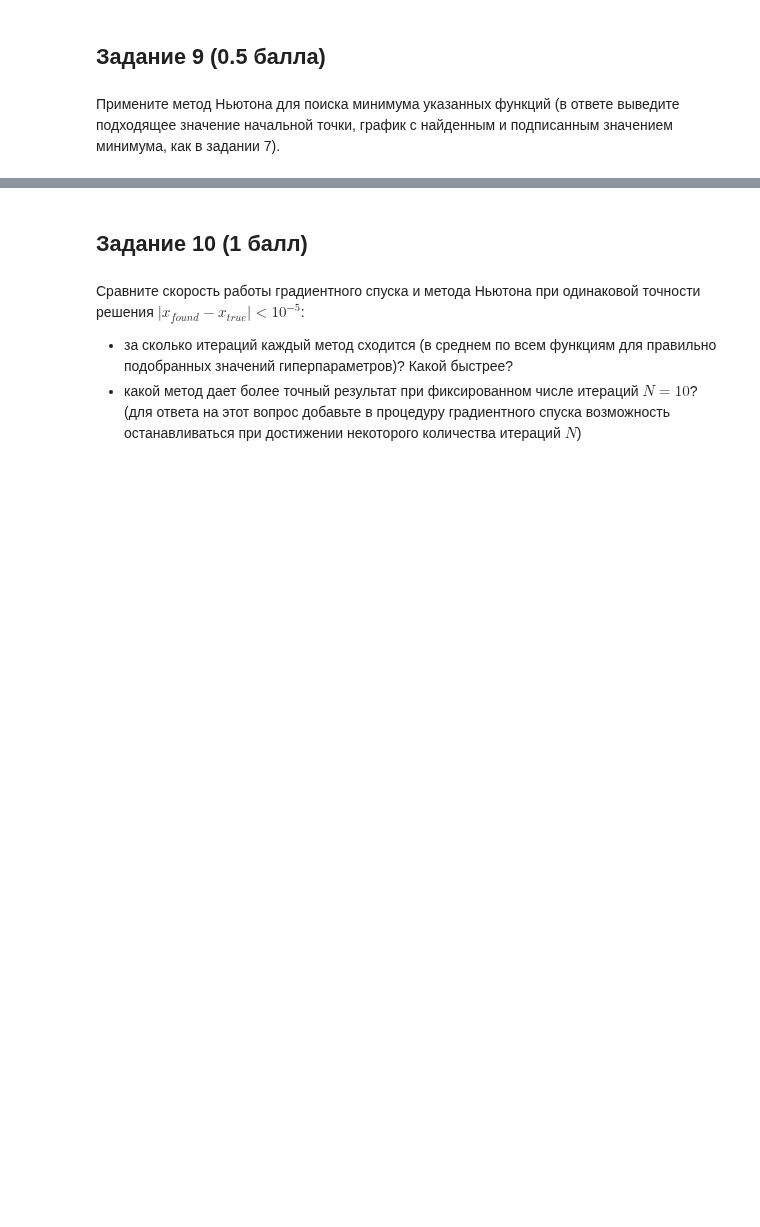
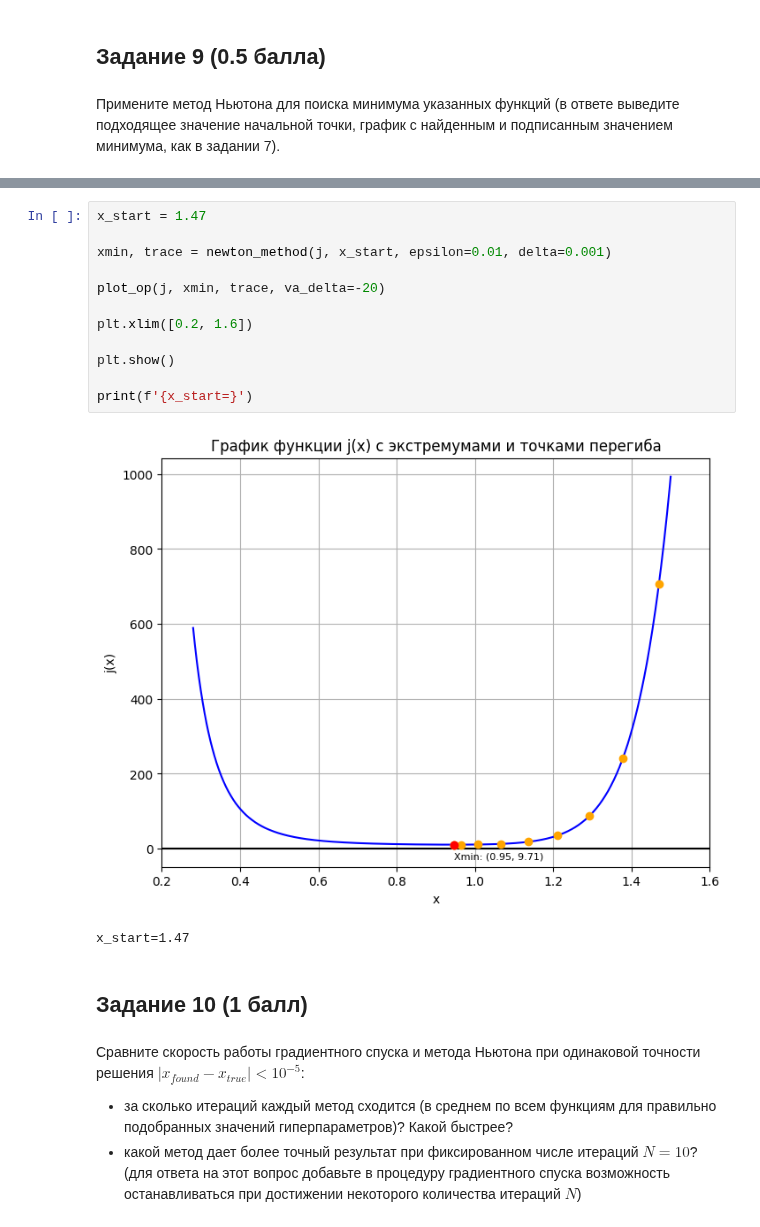
Before and after one commit to vasilyryabtsev/ml-hse-24-25, a Jupyter notebook: HW2_GD/ai_hw2_gd_base.ipynb, the cells around one changed output, grey strips where cells are left out. Saved outputs shown, nothing was run; the diff lists cells and outputs as text; blank space fills up the shorter version.

```diff
--- a/HW2_GD/ai_hw2_gd_base.ipynb
+++ b/HW2_GD/ai_hw2_gd_base.ipynb
@@ -427,3 +501,18 @@ x_start=1.47; learning_rate=1e-05
+# %%
+x_start = 1.47
+
+xmin, trace = newton_method(j, x_start, epsilon=0.01, delta=0.001)
+
+plot_op(j, xmin, trace, va_delta=-20)
+
+plt.xlim([0.2, 1.6])
+
+plt.show()
+
+print(f'{x_start=}')
+# %% [output]
+[figure, added]
+x_start=1.47
 # %% [markdown]
 ## Задание 10 (1 балл)
 # %% [markdown]
```
Also changed, not shown: parts of 27 cells of this notebook.
